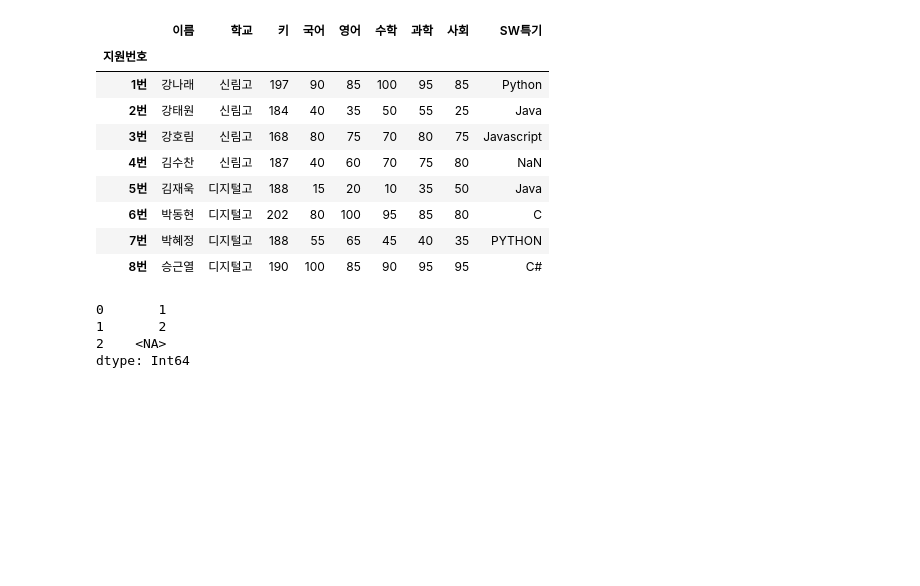
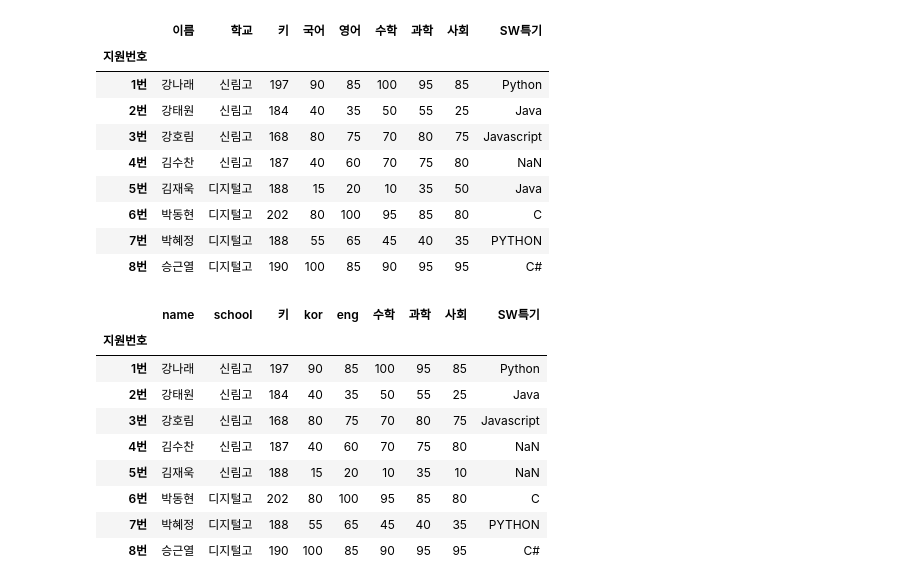
Before and after one commit to EPONINEE26/aix_data_0928, a Jupyter notebook: p1001/p1001_02_인덱스&컬럼순서이름변경.ipynb, the cells around one changed output. Drawn from its saved outputs; the diff is of its cells as text; code cells hidden in the pictures; blank space fills up the shorter version.

```diff
--- a/p1001/p1001_02.ipynb
+++ b/p1001/p1001_02_인덱스&컬럼순서이름변경.ipynb
@@ -186,12 +186,29 @@ df
 | 6번 | 박동현 | 디지털고 | 202 | 80 | 100 | 95 | 85 | 80 | C |
 | 7번 | 박혜정 | 디지털고 | 188 | 55 | 65 | 45 | 40 | 35 | PYTHON |
 | 8번 | 승근열 | 디지털고 | 190 | 100 | 85 | 90 | 95 | 95 | C# |
-# %%
-# 넘파이의 NaN이 부동소수점(float) 기반인 것과 달리, pd.NA는 정수형, 불리언형, 문자열 등 모든 타입에서 일관되게 동작하도록 설계되었습니다.
-s = pd.Series([1, 2, pd.NA], dtype="Int64")
-print(s)
-# %% [output]
-0       1
-1       2
-2    <NA>
-dtype: Int64
+# %%
+# columns 이름 변경
+# df.columns = [변경할 이름 입력]
+import pandas as pd
+df = pd.read_excel('file/score.xlsx', index_col='지원번호')
+# df2 = df[['이름','국어','영어']]
+# df2
+
+# 부분 컬럼 이름 변경
+df.rename(columns={'이름':'name','국어':'kor','영어':'eng'},inplace=True)
+df
+
+# df.columns[1] = '학교' # 이 방법은 안 됨
+df.rename(columns={df.columns[1]:'school'},inplace=True)
+df
+# %% [output]
+|  | name | school | 키 | kor | eng | 수학 | 과학 | 사회 | SW특기 |
+| 지원번호 |  |  |  |  |  |  |  |  |  |
+| 1번 | 강나래 | 신림고 | 197 | 90 | 85 | 100 | 95 | 85 | Python |
+| 2번 | 강태원 | 신림고 | 184 | 40 | 35 | 50 | 55 | 25 | Java |
+| 3번 | 강호림 | 신림고 | 168 | 80 | 75 | 70 | 80 | 75 | Javascript |
+| 4번 | 김수찬 | 신림고 | 187 | 40 | 60 | 70 | 75 | 80 | NaN |
+| 5번 | 김재욱 | 신림고 | 188 | 15 | 20 | 10 | 35 | 10 | NaN |
+| 6번 | 박동현 | 디지털고 | 202 | 80 | 100 | 95 | 85 | 80 | C |
+| 7번 | 박혜정 | 디지털고 | 188 | 55 | 65 | 45 | 40 | 35 | PYTHON |
+| 8번 | 승근열 | 디지털고 | 190 | 100 | 85 | 90 | 95 | 95 | C# |
```
Also changed, not shown: parts of 1 cell of this notebook, 8 other files.
